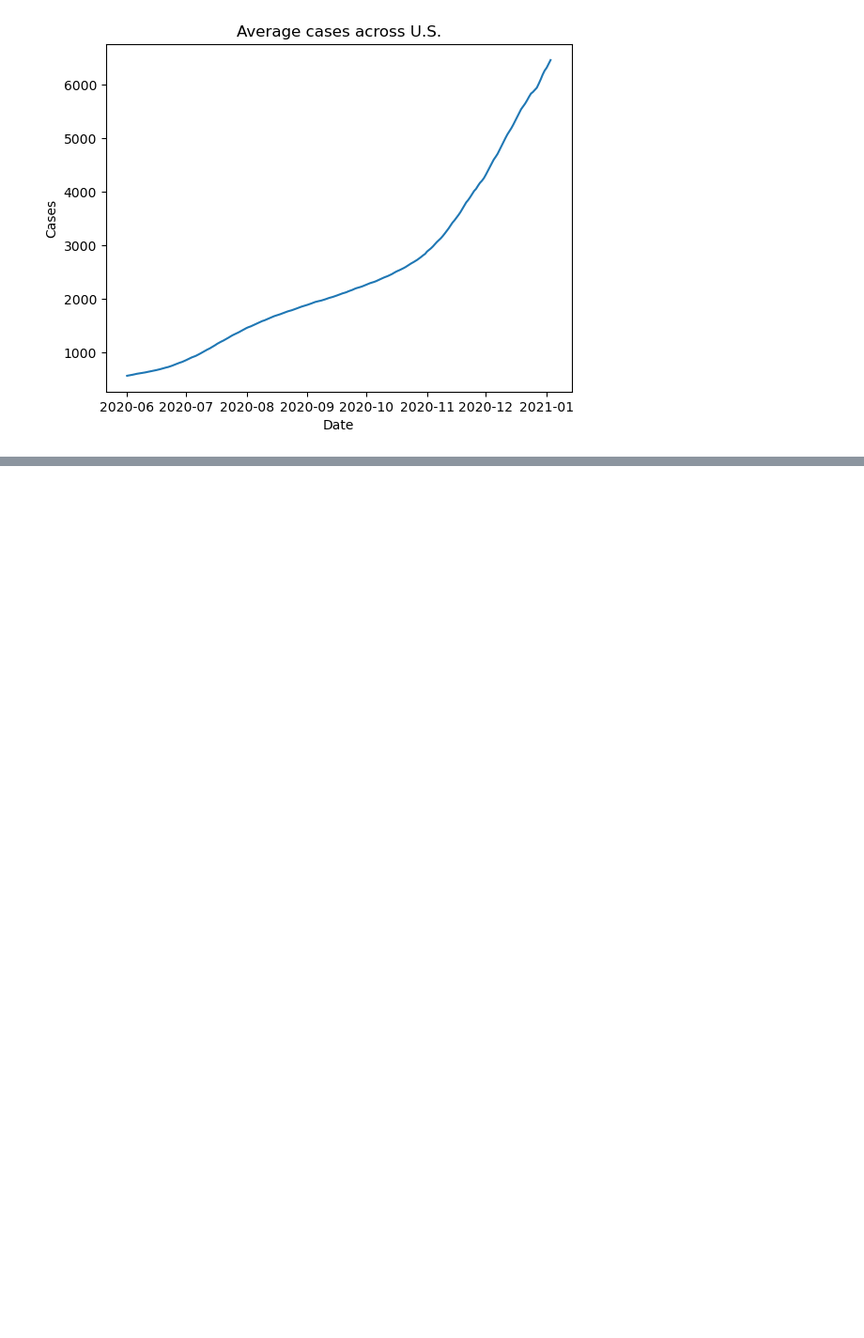
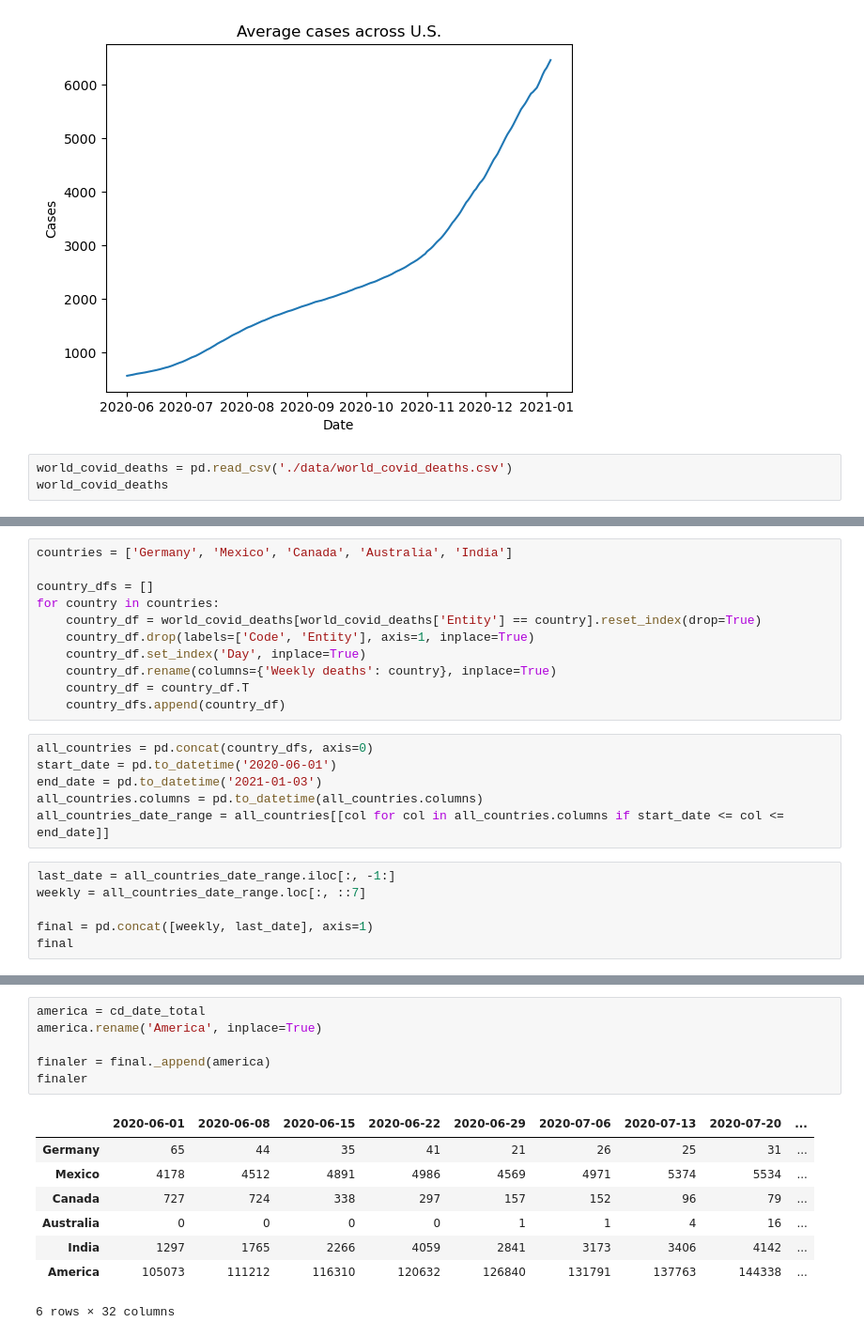
Before and after one commit to smbarber2/405ProjectGroup1, a Jupyter notebook: group_stage2.ipynb, the cells around one changed output, grey strips where cells are left out. Shown: that part at 94% size. Cells and saved outputs as stored; diff of their text form; blank space fills up the shorter version.

Commit message:
Get other world data

```diff
--- a/group_stage2.ipynb
+++ b/group_stage2.ipynb
@@ -103,3 +99,6 @@ plt.ylabel('Cases')
 plt.show()
 # %% [output]
 [figure]
+# %%
+world_covid_deaths = pd.read_csv('./data/world_covid_deaths.csv')
+world_covid_deaths
@@ -105,0 +119,23 @@ plt.show()
+# %%
+countries = ['Germany', 'Mexico', 'Canada', 'Australia', 'India']
+
+country_dfs = []
+for country in countries:
+    country_df = world_covid_deaths[world_covid_deaths['Entity'] == country].reset_index(drop=True)
+    country_df.drop(labels=['Code', 'Entity'], axis=1, inplace=True)
+    country_df.set_index('Day', inplace=True)
+    country_df.rename(columns={'Weekly deaths': country}, inplace=True)
+    country_df = country_df.T
+    country_dfs.append(country_df)
+# %%
+all_countries = pd.concat(country_dfs, axis=0)
+start_date = pd.to_datetime('2020-06-01')
+end_date = pd.to_datetime('2021-01-03')
+all_countries.columns = pd.to_datetime(all_countries.columns)
+all_countries_date_range = all_countries[[col for col in all_countries.columns if start_date <= col <= end_date]]
+# %%
+last_date = all_countries_date_range.iloc[:, -1:]
+weekly = all_countries_date_range.loc[:, ::7]
+
+final = pd.concat([weekly, last_date], axis=1)
+final
@@ -105,0 +150,15 @@ plt.show()
+# %%
+america = cd_date_total
+america.rename('America', inplace=True)
+
+finaler = final._append(america)
+finaler
+# %% [output]
+|  | 2020-06-01 | 2020-06-08 | 2020-06-15 | 2020-06-22 | 2020-06-29 | 2020-07-06 | 2020-07-13 | 2020-07-20 | ... |
+| Germany | 65 | 44 | 35 | 41 | 21 | 26 | 25 | 31 | ... |
+| Mexico | 4178 | 4512 | 4891 | 4986 | 4569 | 4971 | 5374 | 5534 | ... |
+| Canada | 727 | 724 | 338 | 297 | 157 | 152 | 96 | 79 | ... |
+| Australia | 0 | 0 | 0 | 0 | 1 | 1 | 4 | 16 | ... |
+| India | 1297 | 1765 | 2266 | 4059 | 2841 | 3173 | 3406 | 4142 | ... |
+| America | 105073 | 111212 | 116310 | 120632 | 126840 | 131791 | 137763 | 144338 | ... |
+6 rows × 32 columns
```
Also changed, not shown: parts of 6 cells of this notebook.
